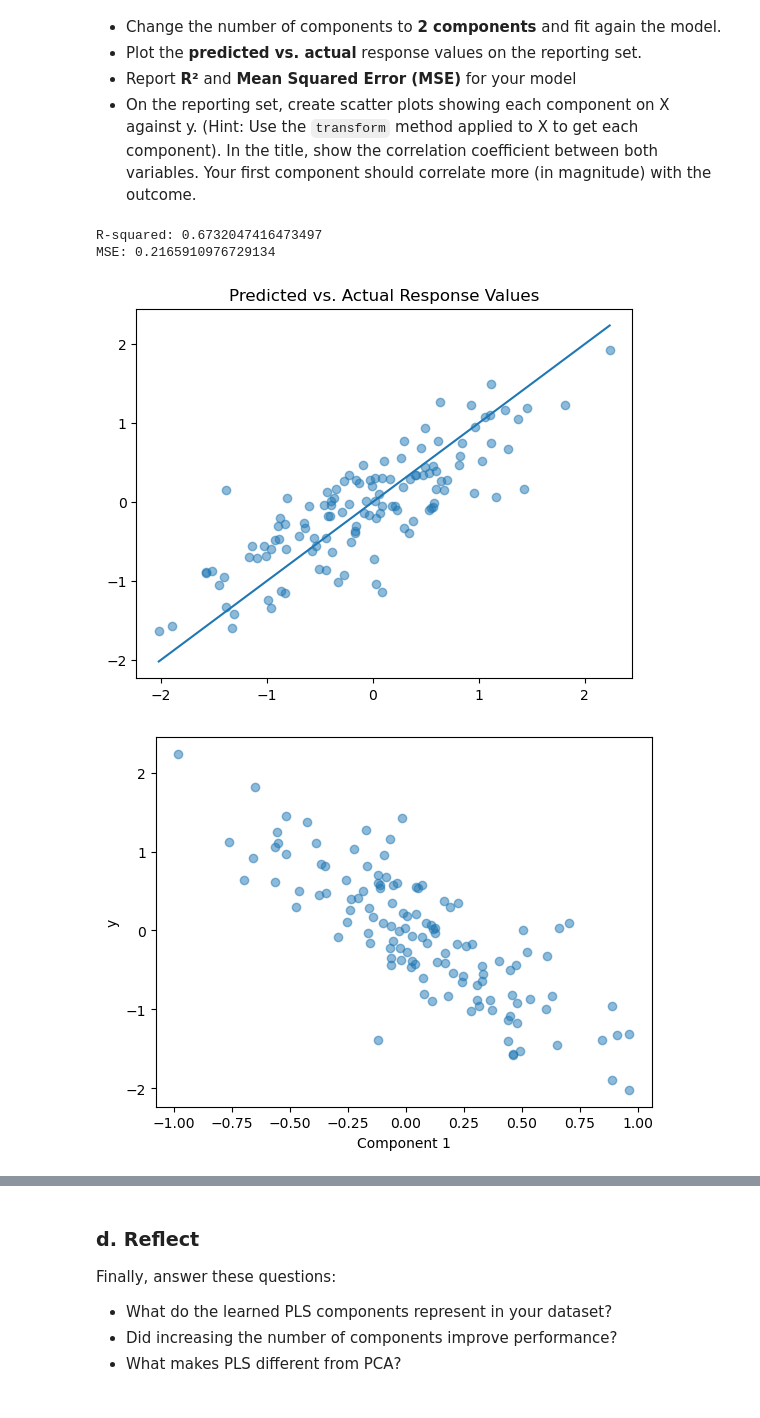
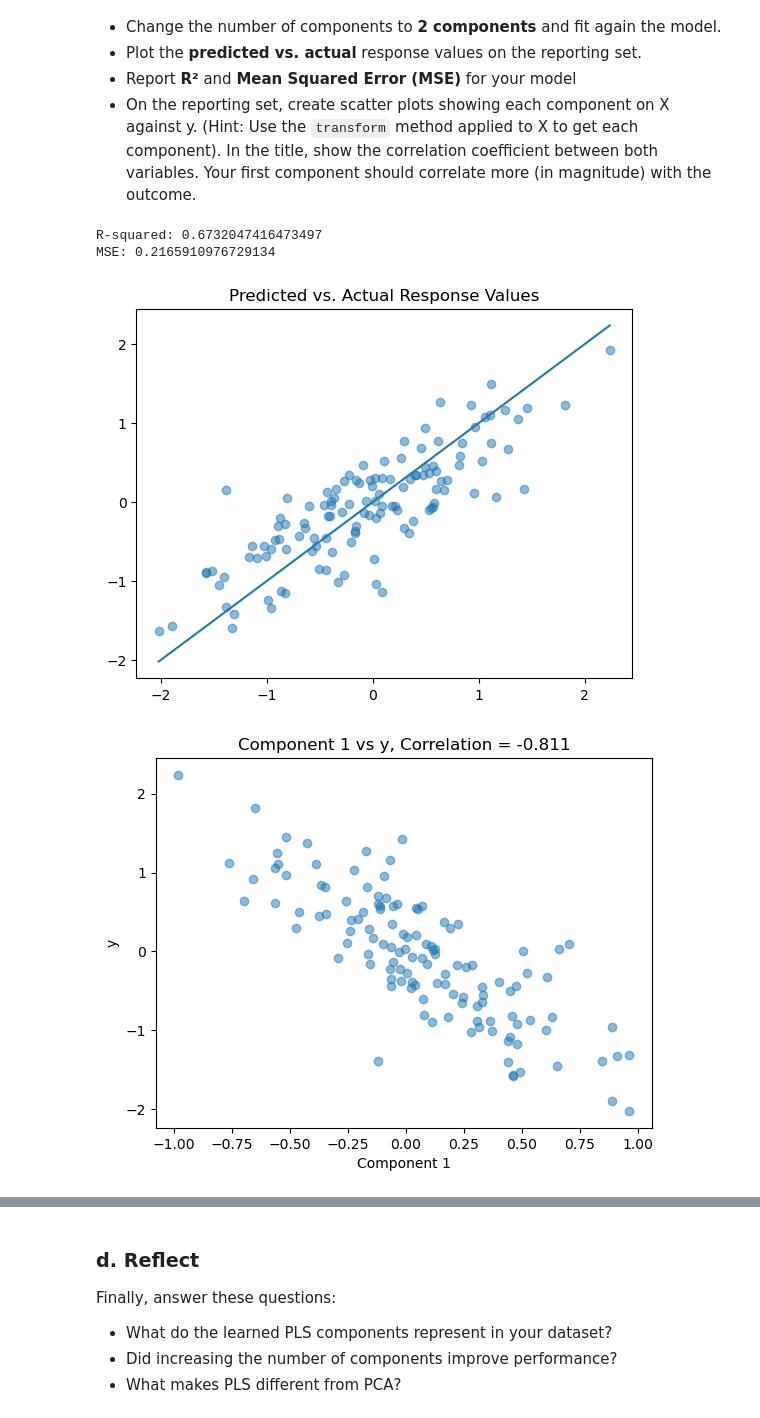
Before and after one commit to J-CYN/PLS_ML2, a Jupyter notebook: 01-partial-least-squares.ipynb, the cells around one changed output, grey strips where cells are left out. Drawn from its saved outputs; the diff is of its cells as text; code cells hidden in the pictures.

Commit message:
Fix correlation plot titles and labels

```diff
--- a/01-partial-least-squares.ipynb
+++ b/01-partial-least-squares.ipynb
@@ -98,31 +98,33 @@ pls_2 = PLSRegression(n_components=2) # creates a PLS regression model with 2 co
 pls_2.fit(X_train, y_train) # fits the PLS model to the training data
 y_pred = pls_2.predict(X_report).ravel()
 r2 = r2_score(y_report, y_pred) # calculates the R-squared value for the model's predictions
 mse = mean_squared_error(y_report, y_pred) # calculates the mean squared error for the model's predictions
 
 print("R-squared:", r2)
 print("MSE:", mse)
 
 plt.scatter(y_report, y_pred, alpha=0.5) # creates a scatter plot of the actual vs predicted values
 plt.plot([y_report.min(), y_report.max()],[y_report.min(), y_report.max()])
 plt.title("Predicted vs. Actual Response Values")
 plt.show()
 
 X_components = pls_2.transform(X_report)
 corr1 = np.corrcoef(X_components[:, 0], y_report)[0, 1] # calculates the correlation between component 1 and y
 corr2 = np.corrcoef(X_components[:, 1], y_report)[0, 1] # calculates the correlation between component 2 and y
 
 plt.scatter(X_components[:, 0], y_report, alpha=0.5)
 plt.xlabel("Component 1")
+plt.title(f"Component 1 vs y, Correlation = {corr1:.3f}")
 plt.ylabel("y")
 plt.show()
 
 plt.scatter(X_components[:, 1], y_report, alpha=0.5)
 plt.xlabel("Component 2")
+plt.title(f"Component 2 vs y, Correlation = {corr2:.3f}")
 plt.ylabel("y")
 plt.show()
 # %% [output]
 R-squared: 0.6732047416473497
 MSE: 0.2165910976729134
 [figure]
-[figure, old version]
+[figure, new version]
```
Also changed, not shown: parts of 2 cells of this notebook.
